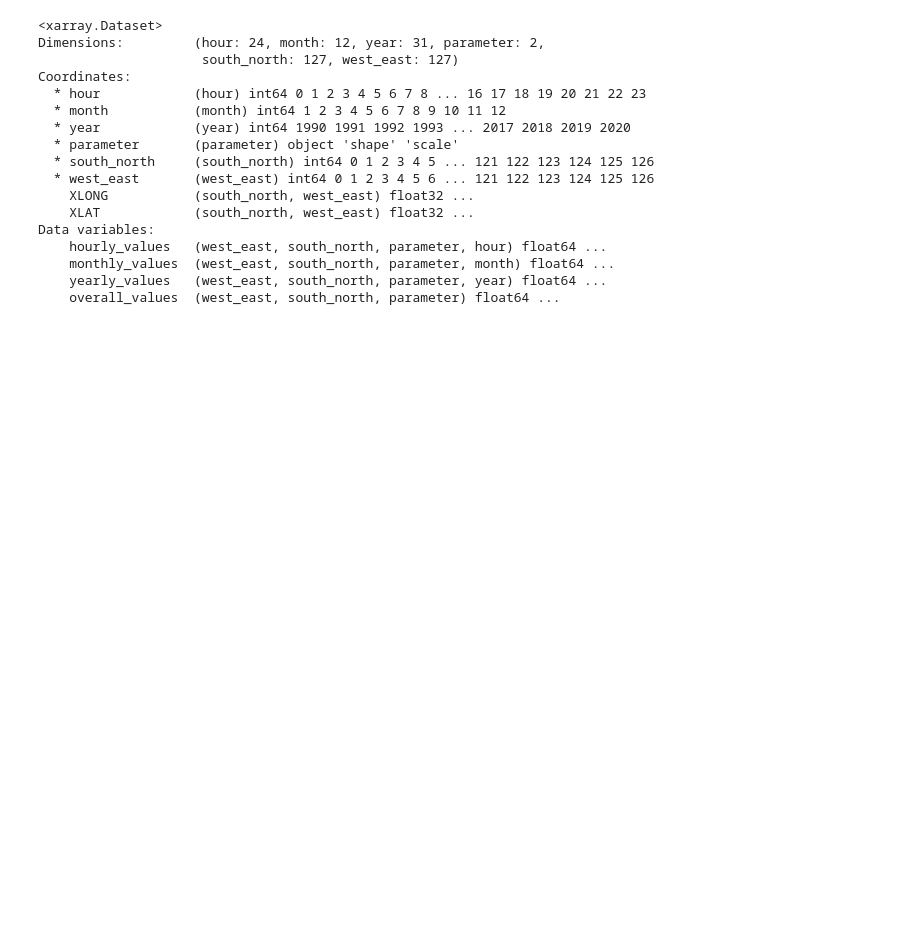
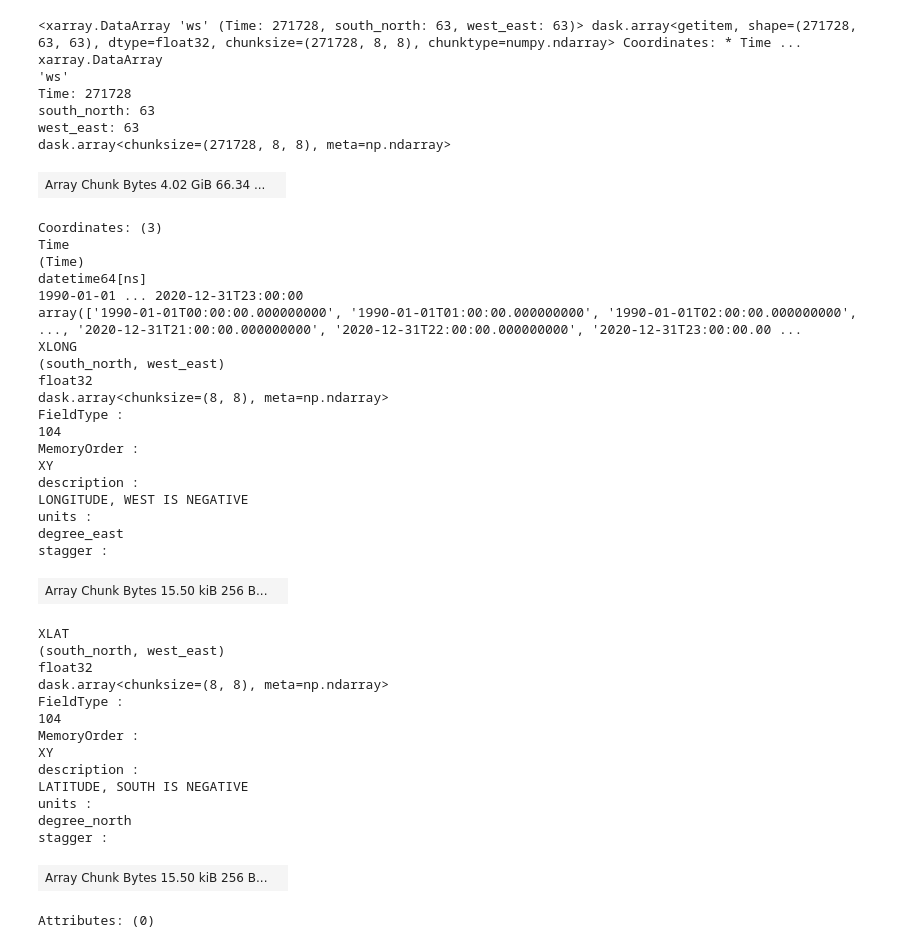
Before and after one commit to HarishBaki/EU_SCORES_project, a Jupyter notebook: scripts/data_processing/Untitled-1.ipynb, the cells around one changed output. Saved outputs shown, nothing was run; the diff lists cells and outputs as text; code cells hidden in the pictures; blank space fills up the shorter version.

```diff
--- a/scripts/data_processing/Untitled-1.ipynb
+++ b/scripts/data_processing/Untitled-1.ipynb
@@ -19,26 +24,56 @@ client
 # %%
 root_dir = '/media/harish/SSD_4TB/EU_SCORES_project'
 run = 'New_runs' #sys.argv[1]
-case = 'Ireland_coast' #sys.argv[2]
-level = 10 #int(sys.argv[3])
+case = 'Germany_coast' #sys.argv[2]
+file_name = 'ws_10' #sys.argv[3]
+variable = 'ws' #sys.argv[4]
+chunks={"Time": -1,"south_north": 8,"west_east": 8}
 run_dir=f'{root_dir}/WRFV4.4/EU_SCORES/{run}/{case}/Postprocessed/variablewise_files'
-target_dir=f'{run_dir}/weibull_{level}'
-xr.open_dataset(f'{run_dir}/weibull_{level}.nc')
+target_dir=f'{root_dir}/WRFV4.4/EU_SCORES/{run}/{case}/Postprocessed/statistics_files/{file_name}'
+ds = xr.open_dataset(f'{run_dir}/{file_name}.nc',chunks=chunks)[variable]
+data = ds.isel(Time=slice(None,-1))
+data
 # %% [output]
-<xarray.Dataset>
-Dimensions:         (hour: 24, month: 12, year: 31, parameter: 2,
-                     south_north: 127, west_east: 127)
-Coordinates:
-  * hour            (hour) int64 0 1 2 3 4 5 6 7 8 ... 16 17 18 19 20 21 22 23
-  * month           (month) int64 1 2 3 4 5 6 7 8 9 10 11 12
-  * year            (year) int64 1990 1991 1992 1993 ... 2017 2018 2019 2020
-  * parameter       (parameter) object 'shape' 'scale'
-  * south_north     (south_north) int64 0 1 2 3 4 5 ... 121 122 123 124 125 126
-  * west_east       (west_east) int64 0 1 2 3 4 5 6 ... 121 122 123 124 125 126
-    XLONG           (south_north, west_east) float32 ...
-    XLAT            (south_north, west_east) float32 ...
-Data variables:
-    hourly_values   (west_east, south_north, parameter, hour) float64 ...
-    monthly_values  (west_east, south_north, parameter, month) float64 ...
-    yearly_values   (west_east, south_north, parameter, year) float64 ...
-    overall_values  (west_east, south_north, parameter) float64 ...
+<xarray.DataArray 'ws' (Time: 271728, south_north: 63, west_east: 63)> dask.array<getitem, shape=(271728, 63, 63), dtype=float32, chunksize=(271728, 8, 8), chunktype=numpy.ndarray> Coordinates: * Time ...
+xarray.DataArray
+'ws'
+Time: 271728
+south_north: 63
+west_east: 63
+dask.array<chunksize=(271728, 8, 8), meta=np.ndarray>
+| Array Chunk Bytes 4.02 GiB 66.34 ... |  |
+Coordinates: (3)
+Time
+(Time)
+datetime64[ns]
+1990-01-01 ... 2020-12-31T23:00:00
+array(['1990-01-01T00:00:00.000000000', '1990-01-01T01:00:00.000000000', '1990-01-01T02:00:00.000000000', ..., '2020-12-31T21:00:00.000000000', '2020-12-31T22:00:00.000000000', '2020-12-31T23:00:00.00 ...
+XLONG
+(south_north, west_east)
+float32
+dask.array<chunksize=(8, 8), meta=np.ndarray>
+FieldType :
+104
+MemoryOrder :
+XY
+description :
+LONGITUDE, WEST IS NEGATIVE
+units :
+degree_east
+stagger :
+| Array Chunk Bytes 15.50 kiB 256 B... |  |
+XLAT
+(south_north, west_east)
+float32
+dask.array<chunksize=(8, 8), meta=np.ndarray>
+FieldType :
+104
+MemoryOrder :
+XY
+description :
+LATITUDE, SOUTH IS NEGATIVE
+units :
+degree_north
+stagger :
+| Array Chunk Bytes 15.50 kiB 256 B... |  |
+Attributes: (0)
```
Also changed, not shown: parts of 8 cells of this notebook, 2 other files.
